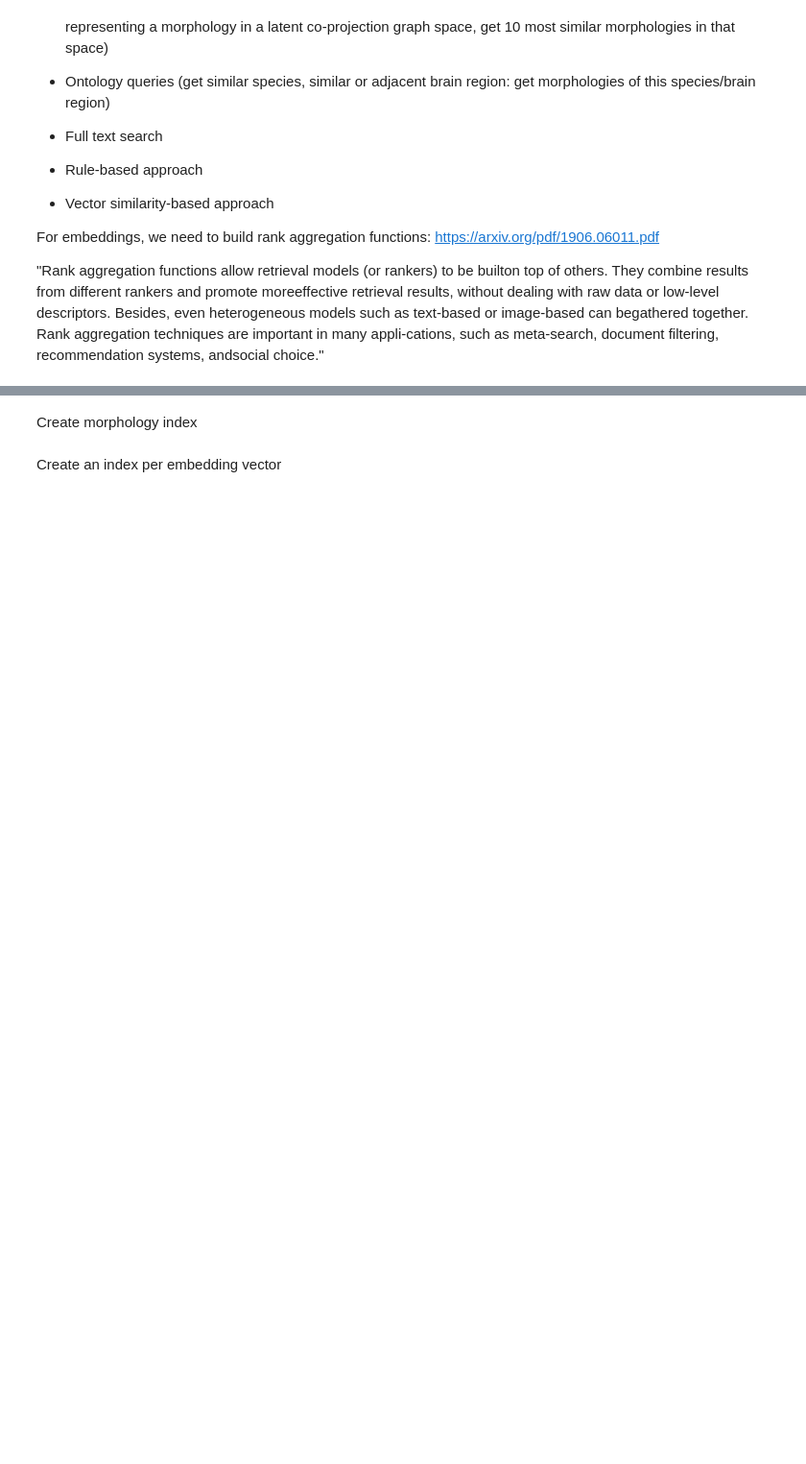
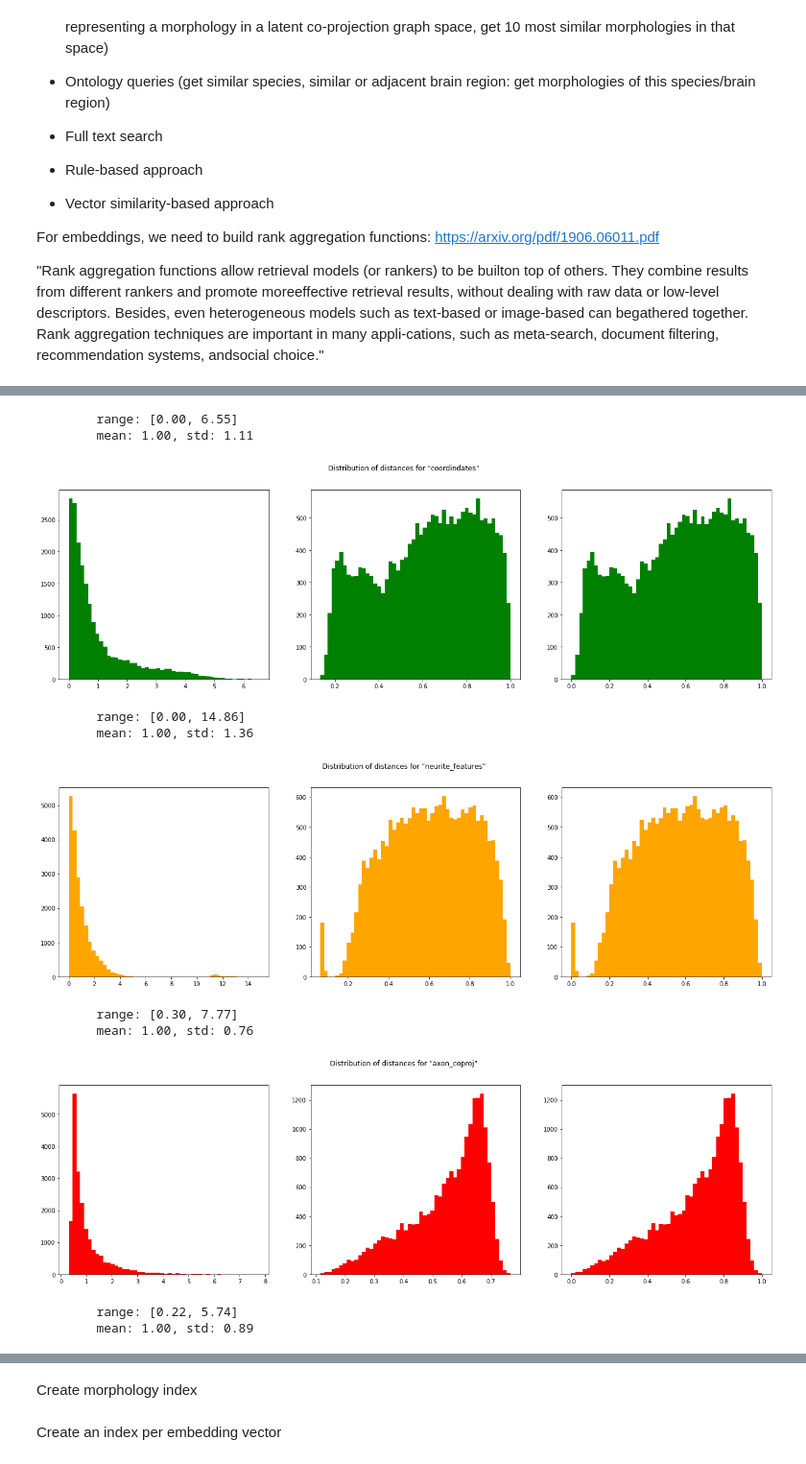
Before and after one commit to BlueBrain/knowledge-graph-inference, a Jupyter notebook: Combined recommendation.ipynb, the cells around one changed output, grey strips where cells are left out. Shown at 96% size. Cells and saved outputs as stored; diff of their text form; code cells hidden in the pictures; blank space fills up the shorter version.

```diff
--- a/Combined recommendation.ipynb
+++ b/Combined recommendation.ipynb
@@ -72,0 +376,40 @@ brain_region_frame._nodes
+# %%
+SCALERS = {}
+# %%
+for k in similarities:
+    raw_values = np.array(similarities[k])
+    if SIMILARITIES[k] == "euclidean":
+        fig, (ax1, ax2, ax3) = plt.subplots(1, 3, figsize=(22, 6))
+        fig.suptitle(f'Distribution of distances for "{k}"')
+        raw_scaled_values = raw_values / raw_values.mean()
+        print("\trange: [{:.2f}, {:.2f}]".format(min(raw_scaled_values), max(raw_scaled_values)))
+        print("\tmean: {:.2f}, std: {:.2f}".format(raw_scaled_values.mean(), raw_scaled_values.std()))
+        sim_values = 1 / (1 + raw_scaled_values)
+        scaler = sk.preprocessing.MinMaxScaler()
+        scaled_values = scaler.fit_transform(np.reshape(sim_values, (-1, 1)))
+        SCALERS[k] = scaler
+        ax1.hist(raw_scaled_values, bins=50, color=COLORS[k])
+        ax2.hist(sim_values, bins=50, color=COLORS[k])
+        ax3.hist(scaled_values, bins=50, color=COLORS[k])
+    else:
+        fig, (ax1, ax2) = plt.subplots(1, 2, figsize=(22, 6))
+        fig.suptitle(f'Distribution of distances for "{k}"')
+        scaler = sk.preprocessing.MinMaxScaler()
+        scaled_values = scaler.fit_transform(np.reshape(raw_values, (-1, 1)))
+        SCALERS[k] = scaler
+        ax1.hist(raw_values, bins=50, color=COLORS[k])
+        ax2.hist(scaled_values, bins=50, color=COLORS[k])
+        print(min(scaled_values), max(scaled_values))
+    plt.show()
+# %% [output]
+        range: [0.00, 6.55]
+        mean: 1.00, std: 1.11
+[figure, added]
+        range: [0.00, 14.86]
+        mean: 1.00, std: 1.36
+[figure, added]
+        range: [0.30, 7.77]
+        mean: 1.00, std: 0.76
+[figure, added]
+        range: [0.22, 5.74]
+        mean: 1.00, std: 0.89
```
Also changed, not shown: parts of 91 cells of this notebook.
